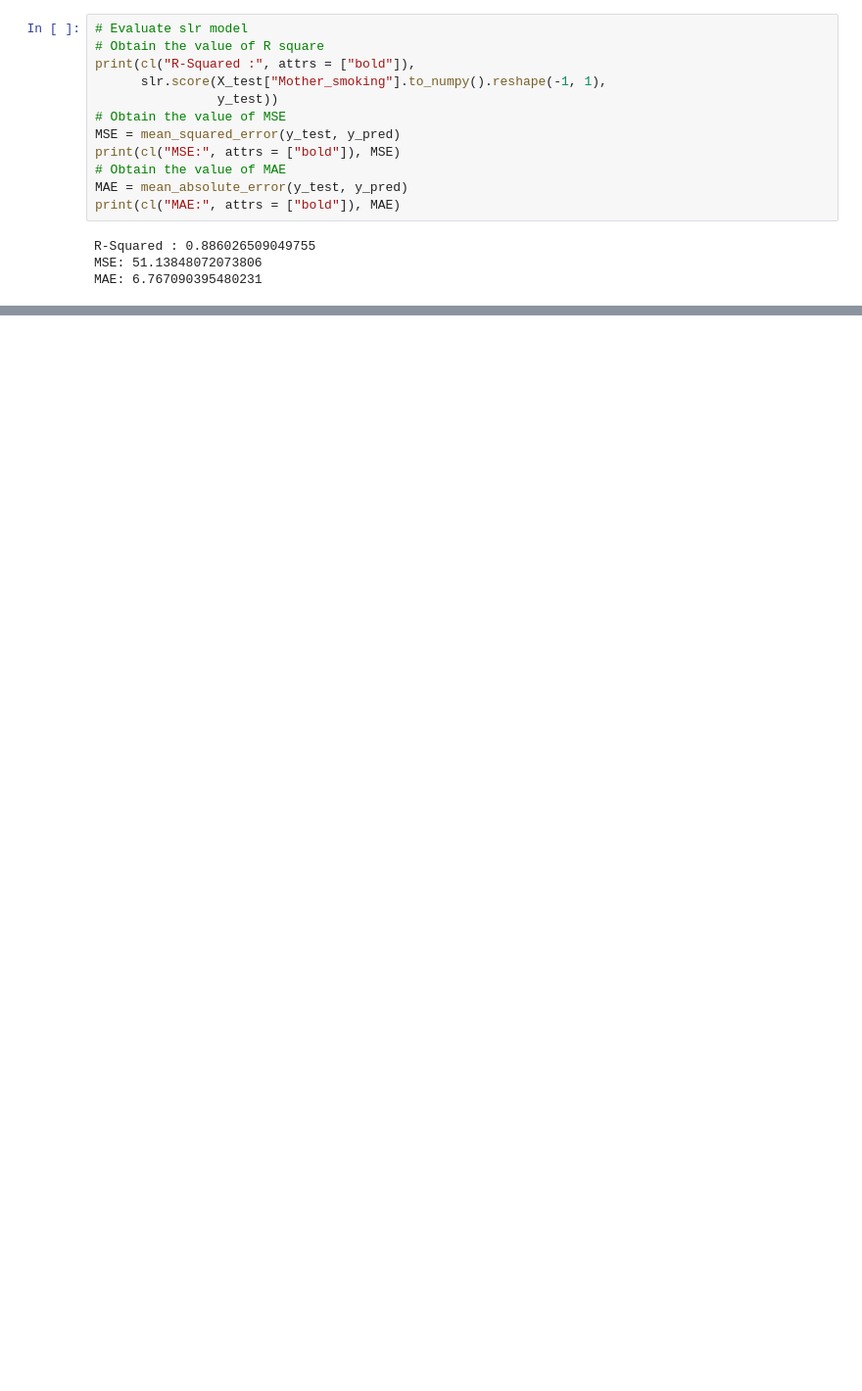
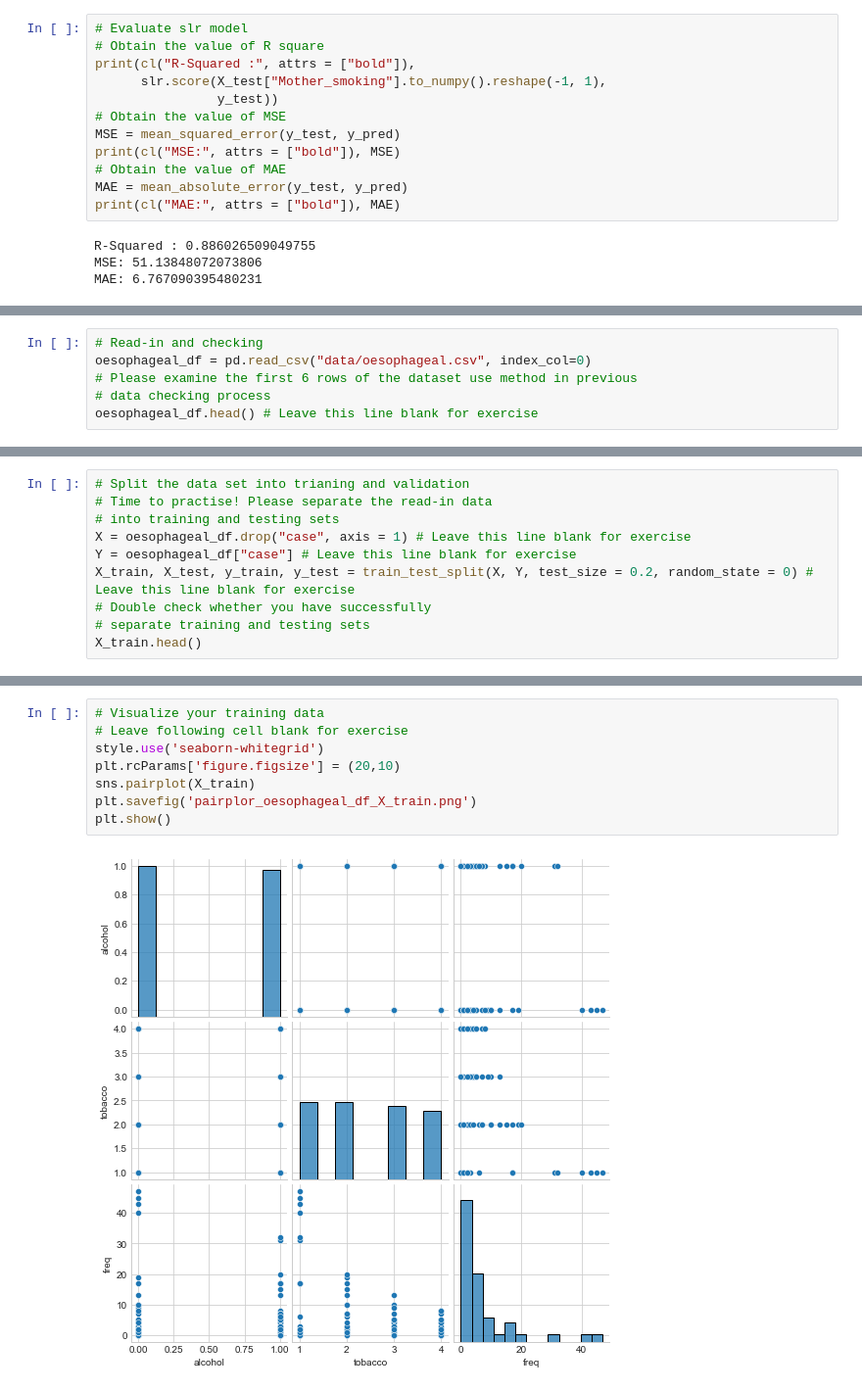
Before and after one commit to Pennybebraver/MIDASBioMedBootCamp, a Jupyter notebook: Sesstion_10/session_10_solution.ipynb, the cells around one changed output, grey strips where cells are left out. Shown at 98% size. Cells and saved outputs as stored; diff of their text form; blank space fills up the shorter version.

```diff
--- a/Sesstion_10/session_10_solution.ipynb
+++ b/Sesstion_10/session_10_solution.ipynb
@@ -245,0 +260,6 @@ MAE: 6.767090395480231
+# %%
+# Read-in and checking
+oesophageal_df = pd.read_csv("data/oesophageal.csv", index_col=0)
+# Please examine the first 6 rows of the dataset use method in previous
+# data checking process
+oesophageal_df.head() # Leave this line blank for exercise
@@ -245,0 +288,10 @@ MAE: 6.767090395480231
+# %%
+# Split the data set into trianing and validation
+# Time to practise! Please separate the read-in data
+# into training and testing sets
+X = oesophageal_df.drop("case", axis = 1) # Leave this line blank for exercise
+Y = oesophageal_df["case"] # Leave this line blank for exercise
+X_train, X_test, y_train, y_test = train_test_split(X, Y, test_size = 0.2, random_state = 0) # Leave this line blank for exercise
+# Double check whether you have successfully
+# separate training and testing sets
+X_train.head()
@@ -245,0 +306,10 @@ MAE: 6.767090395480231
+# %%
+# Visualize your training data
+# Leave following cell blank for exercise
+style.use('seaborn-whitegrid')
+plt.rcParams['figure.figsize'] = (20,10)
+sns.pairplot(X_train)
+plt.savefig('pairplor_oesophageal_df_X_train.png')
+plt.show()
+# %% [output]
+[figure, added]
```
Also changed, not shown: parts of 16 cells of this notebook.
